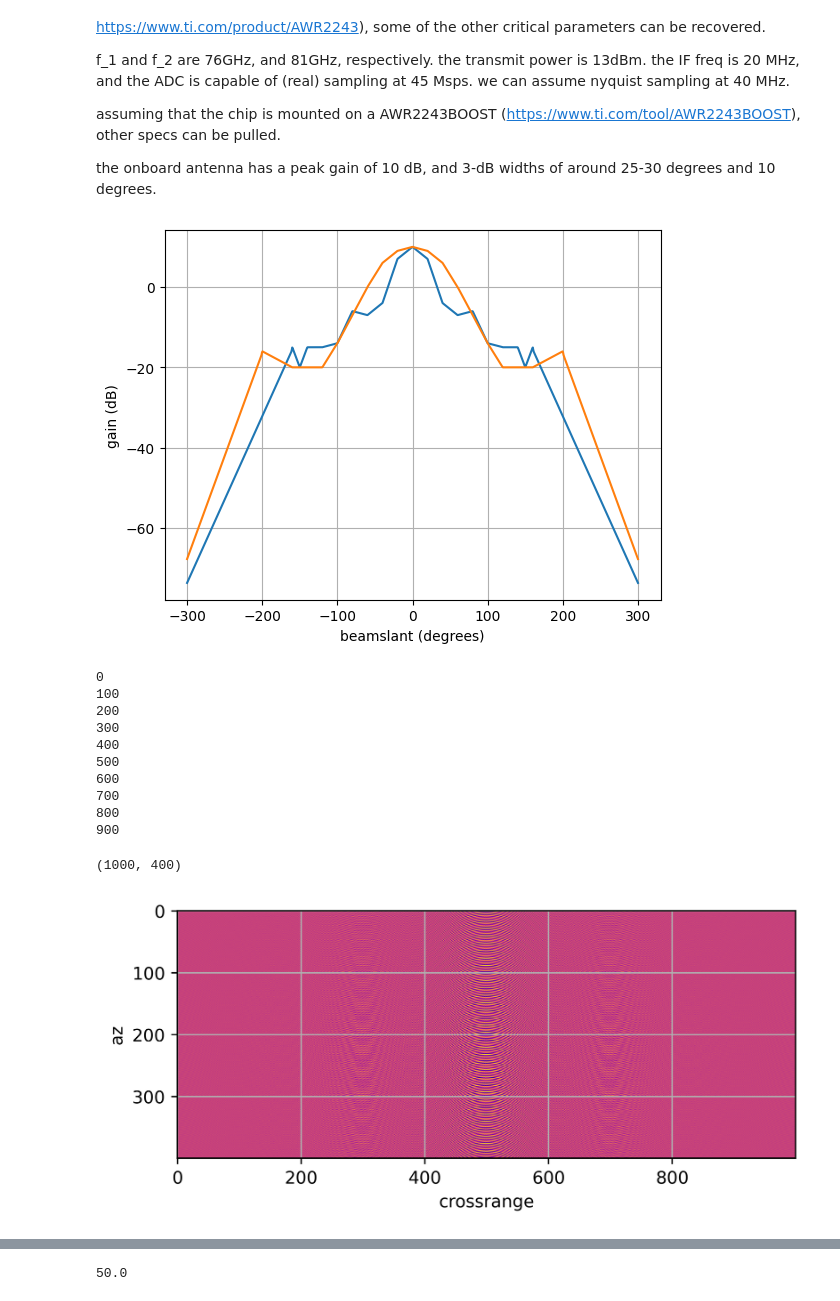
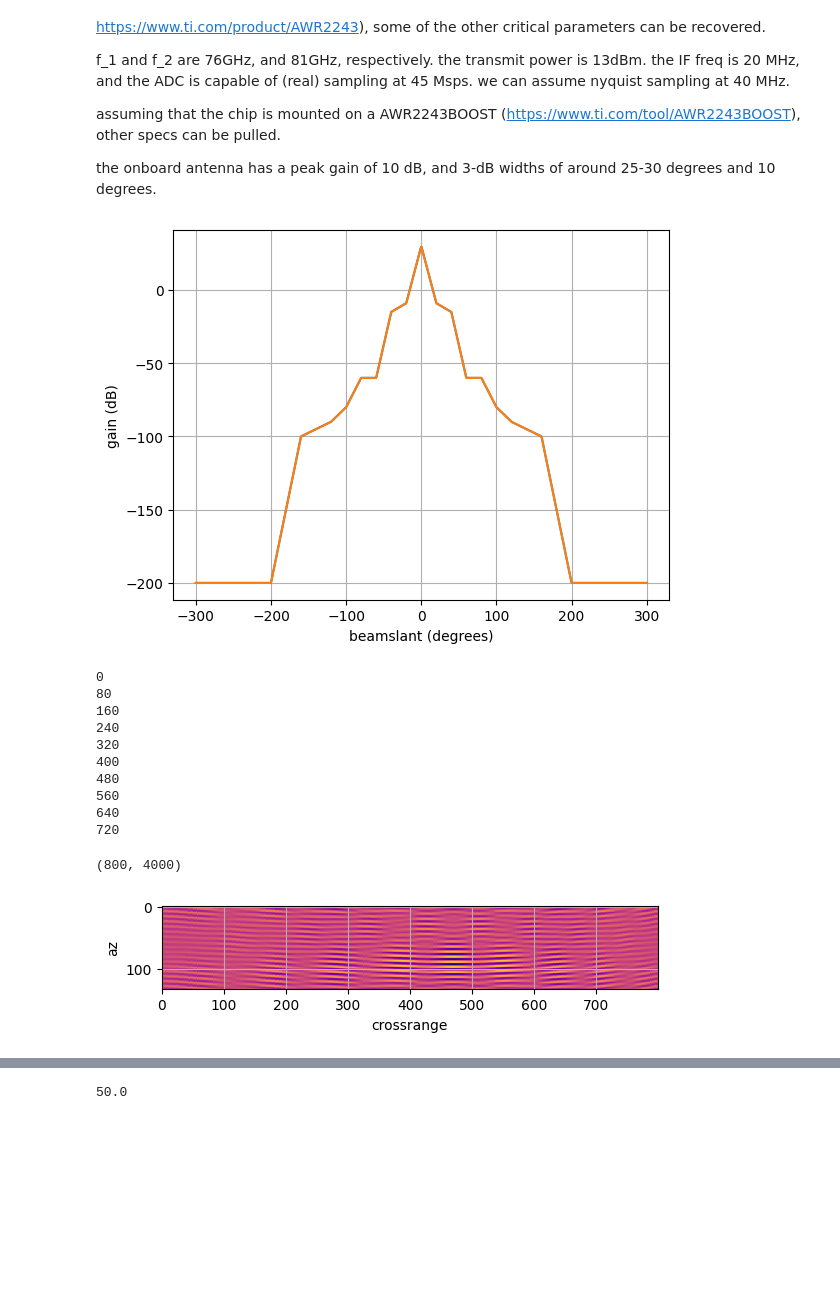
Before and after one commit to morzack/ece592-radar-SAR-proj, a Jupyter notebook: sar_sim.ipynb, the cells around one changed output, grey strips where cells are left out. Drawn from its saved outputs; the diff is of its cells as text; code cells hidden in the pictures; blank space fills up the shorter version.

```diff
--- a/sar_sim.ipynb
+++ b/sar_sim.ipynb
@@ -63,12 +63,12 @@ import matplotlib.pyplot as plt
 c = 300e6
 
 # TI radar
-ANT_vert_gain_points = [(-1, 10), (0, 10), (20, 9), (40, 6), (60, 0), (80, -7), (100, -14), (120, -20), (160, -20), (200, -16), (201, -17), (361, -99)] # in degrees off-plane, dB
-ANT_horiz_gain_points = [(-1, 10), (0, 10), (20, 7), (40, -4), (60, -7), (80, -6), (100, -14), (120, -15), (140, -15), (150, -20), (160, -15), (161, -16), (361, -99)]
+# ANT_vert_gain_points = [(-1, 10), (0, 10), (20, 9), (40, 6), (60, 0), (80, -7), (100, -14), (120, -20), (160, -20), (200, -16), (201, -17), (361, -99)] # in degrees off-plane, dB
+# ANT_horiz_gain_points = [(-1, 10), (0, 10), (20, 7), (40, -4), (60, -7), (80, -6), (100, -14), (120, -15), (140, -15), (150, -20), (160, -15), (161, -16), (361, -99)]
 
 # artificially short
-# ANT_vert_gain_points = [(-1, 10), (0, 30), (20, -9), (40, -15), (60, -60), (80, -60), (100, -80), (120, -90), (160, -100), (200, -200), (201, -200), (361, -200)] # in degrees off-plane, dB
-# ANT_horiz_gain_points = [(-1, 10), (0, 30), (20, -9), (40, -15), (60, -60), (80, -60), (100, -80), (120, -90), (160, -100), (200, -200), (201, -200), (361, -200)] # in degrees off-plane, dB
+ANT_vert_gain_points = [(-1, 10), (0, 30), (20, -9), (40, -15), (60, -60), (80, -60), (100, -80), (120, -90), (160, -100), (200, -200), (201, -200), (361, -200)] # in degrees off-plane, dB
+ANT_horiz_gain_points = [(-1, 10), (0, 30), (20, -9), (40, -15), (60, -60), (80, -60), (100, -80), (120, -90), (160, -100), (200, -200), (201, -200), (361, -200)] # in degrees off-plane, dB
 
 # artificially wide
 # ANT_vert_gain_points = [(-1, 10), (0, 30), (20, 30), (40, 30), (60, 10), (80, 0), (100, -50), (120, -90), (160, -100), (200, -200), (201, -200), (361, -200)] # in degrees off-plane, dB
@@ -77,7 +77,7 @@ ANT_horiz_gain_points = [(-1, 10), (0, 10), (20, 7), (40, -4), (60, -7), (80, -6
 ANT_f1 = 76e9
 ANT_f2 = 81e9
 # ANT_fs = 40e6
-ANT_fs = 4e6
+ANT_fs = 40e6
 ANT_max_ramp_rate = 266e6 / (1e-6) # MHz / us
 # ANT_PRF = 3500
 ANT_PRF = 1/(0.1e-3)
@@ -92,6 +92,8 @@ ANT_pwr_dbm = 13
 ANT_pwr_watt = 10**(13/10) / 1000
 
 ANT_lambda = c / ANT_f1
+
+ANT_range_res = c / (2*(ANT_f2-ANT_f1))
 # %%
 # implementimg the above functions:
 
@@ -131,7 +133,7 @@ ax.grid()
 
 plt.show()
 # %% [output]
-[figure, old version]
+[figure, new version]
 # %%
 # with that out of the way, i can now implement some generic functions to calculate the return from an object
 
@@ -188,8 +190,8 @@ def ret_chirp(pulse_duration, fs, gain_f, targets, radar_pos, radar_angle, max_s
 # e.g. a grid of targets with different reflectivities around 0,0
 # targets = [((0, 0), 10), ((0.2, 0.2), 5), ()]
 targets = []
-for d_crossrange in (-1, 0, 1):
-    # for dy in (-0.25, 0, 0.25):
+for d_crossrange in (-0.25, 0, 0.25):
+#     # for dy in (-0.25, 0, 0.25):
     targets.append(((d_crossrange, 0), 10))
 for d_az in (-1, 1):
     targets.append(((0, d_az), 10))
@@ -197,23 +199,27 @@ for d_az in (-1, 1):
 # targets = [((0,0), 10)]
 
 radar_angle = np.deg2rad(90)
-radar_start_pos = (-2.5, -4) # crossrange, az
-radar_vel = (1, 0)
-observation_time = 5 # s
+radar_start_pos = (-0.5, -15) # crossrange, az
+radar_vel = (0.05, 0)
+observation_time = 20 # s
+
+range_gate = None
+range_gate = (-2, 2) # range bins for range gating (if applicable)
 
 path_noise_std = 0
 poly_distort = 1
 
-NOISE = False
+NOISE = True
 if NOISE:
-    path_noise_std = 0.90 # standard deviation of variance from point-to-point (offset)
+    path_noise_std = 1.5 # standard deviation of variance from point-to-point (offset)
     poly_distort = 1.3 # applied to distort overall track to fit a polynomial function
 
 # use "stop-and-go" approximation -- i.e. assume radar is stationary for each sample
 PRF = ANT_PRF # from proj proposal -- constrained by minimum movement at given speed
 n_sweeps = int(observation_time * PRF)
 
-ANT_n_pulses = 1000
+# ANT_n_pulses = 200
+ANT_n_pulses = 40 * observation_time
 
 if ANT_n_pulses is not None:
     n_sweeps = ANT_n_pulses
@@ -244,32 +250,35 @@ for sweep_raw in range(n_sweeps):
         print(sweep_raw)
 # %% [output]
 0
-100
-200
-300
+80
+160
+240
+320
 400
-500
-600
-700
-800
-900
+480
+560
+640
+720
 # %%
 # with some data, now we can do processing. start by plotting data
 data_matrix_numpy = np.zeros(shape=(len(data_matrix), len(data_matrix[0]))) # crossrange, az
 print(data_matrix_numpy.shape)
 for k1, s in enumerate(data_matrix): # crossrange
     for k2 in range(len(data_matrix[0])): # az
         data_matrix_numpy[k1, k2] = s[k2]
+if range_gate:
+    r_mi = int((range_gate[0] - radar_start_pos[1])//ANT_range_res)
+    r_ma = int((range_gate[1] - radar_start_pos[1])//ANT_range_res)
+    data_matrix_gated = data_matrix_numpy[:,r_mi:r_ma]
 fig, ax = plt.subplots()
-ax.imshow(np.real(data_matrix_numpy[:,:].T), cmap='plasma', interpolation='nearest')
+ax.imshow(np.real(data_matrix_gated[:,:].T), cmap='plasma', interpolation='nearest')
 ax.set(xlabel='crossrange', ylabel='az')
-plt.gcf().set_dpi(500)
-# ax.set_aspect(1/(len(data_matrix)/len(data_matrix[0])))
+# ax.set_aspect(0.1)
 ax.grid()
 plt.show()
 # %% [output]
-(1000, 400)
+(800, 4000)
-[figure, old version]
+[figure, new version]
 # %%
 # then, let's attempt range compression
 # simply perform an FFT on each fast-time slice and spit out the values
```
Also changed, not shown: parts of 8 cells of this notebook, 1 other file.
